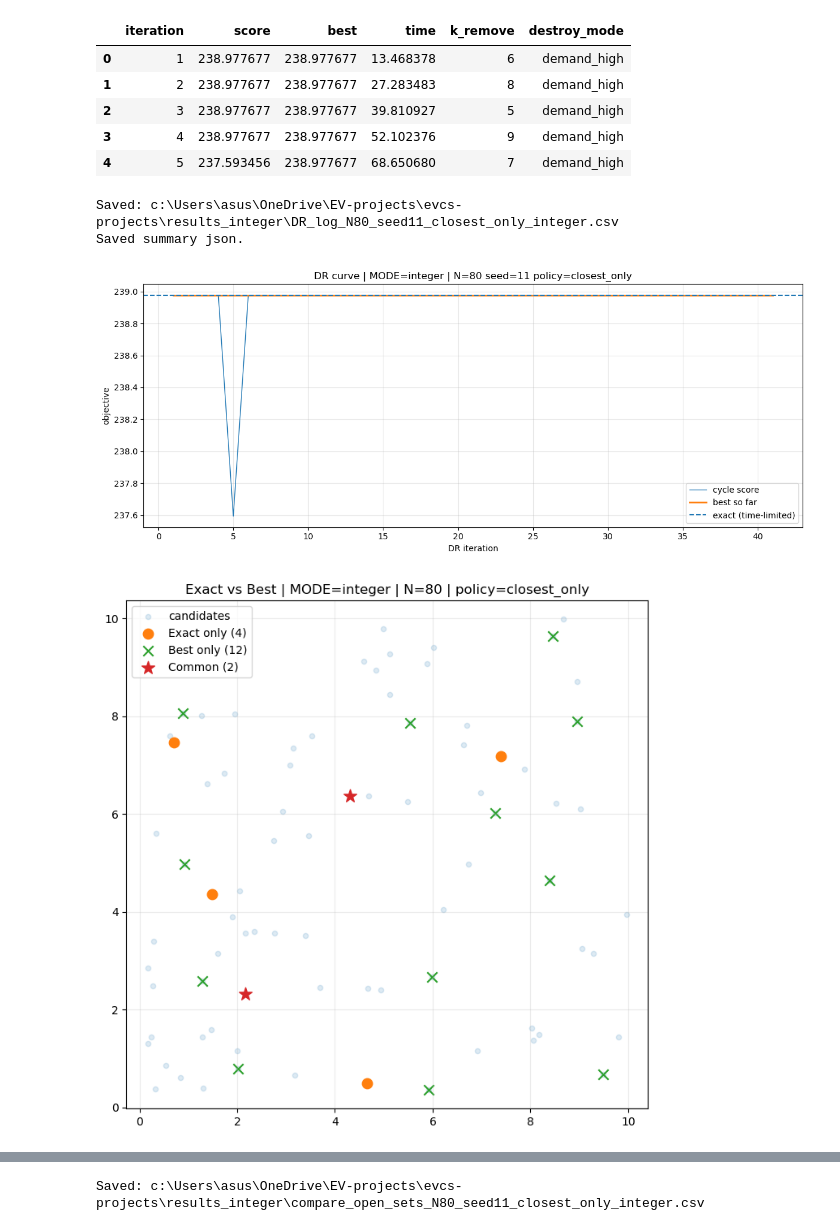
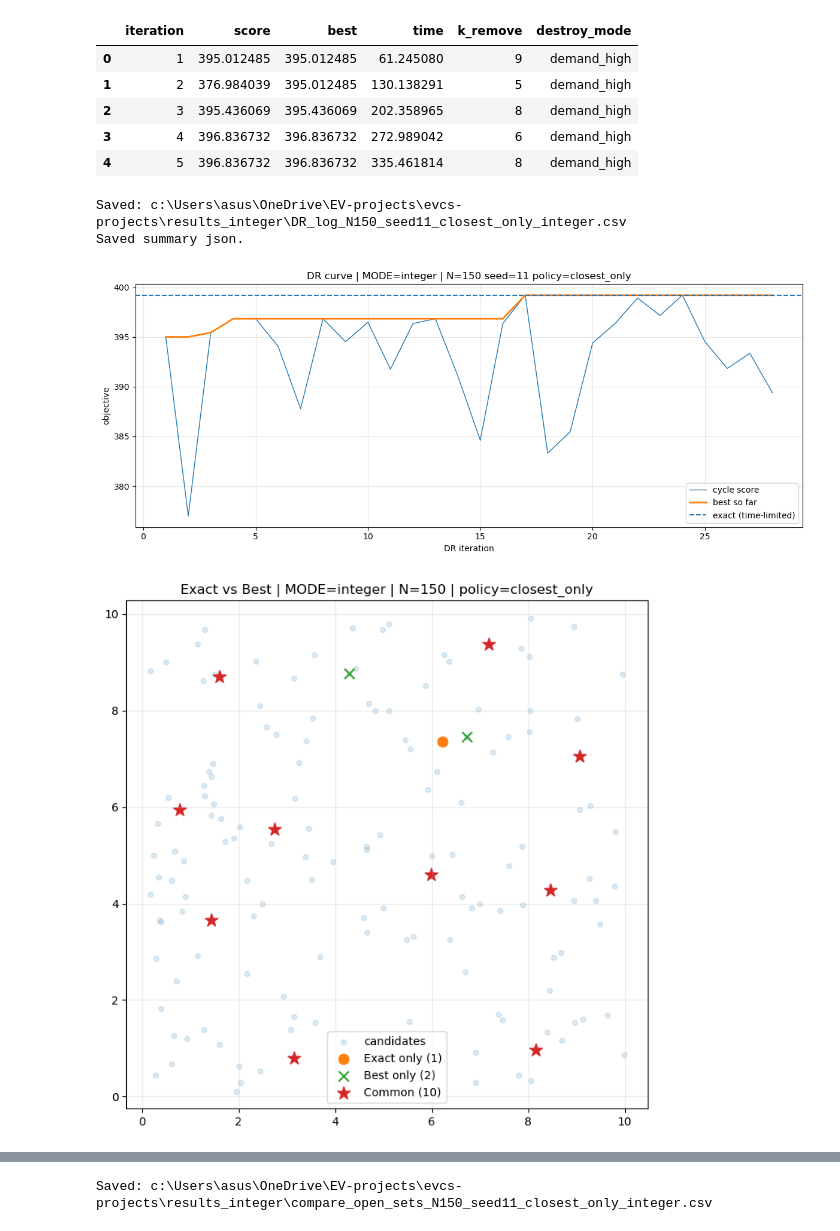
Before and after one commit to asalhomayouni/evcs-projects, a Jupyter notebook: notebooks/singleperiod-integer.ipynb, the cells around one changed output, grey strips where cells are left out. Cells and saved outputs as stored; diff of their text form; code cells hidden in the pictures.

Commit message:
single period, integere final

```diff
--- a/notebooks/singleperiod-integer.ipynb
+++ b/notebooks/singleperiod-integer.ipynb
@@ -31,20 +31,20 @@ from scripts.randomInstance import generate_instance, save_instance, load_instan
 # =========================
 MODE = "integer"   # "binary" or "integer"
 
-N = 80
+N = 150
 seed = 11
 policy = "closest_only"   # e.g. "closest_only", "closest_priority", ...
 
 # DR settings
-max_iter = 150
-dr_time_limit = 900
+max_iter = 200
+dr_time_limit = 1800
 dr_log_every = 1
 greedy_mode = "W2"        # "deterministic" / "W1" / "W2"
 destroy_mode = "demand_high"     # "random"/"area"/"cluster"/"demand_low"/"demand_high"
 
 # Exact settings (time-limited baseline)
-exact_time_limit = 600
-exact_mip_gap = 0.005
+exact_time_limit = 100
+exact_mip_gap = 0.1
 
 # Integer-mode only settings
 max_chargers_per_site = 5   # only used if MODE="integer"
@@ -304,11 +307,11 @@ score_DR   : 238.97767742151822
 |  | iteration | score | best | time | k_remove | destroy_mode |
-| 0 | 1 | 238.977677 | 238.977677 | 13.468378 | 6 | demand_high |
-| 1 | 2 | 238.977677 | 238.977677 | 27.283483 | 8 | demand_high |
-| 2 | 3 | 238.977677 | 238.977677 | 39.810927 | 5 | demand_high |
-| 3 | 4 | 238.977677 | 238.977677 | 52.102376 | 9 | demand_high |
-| 4 | 5 | 237.593456 | 238.977677 | 68.650680 | 7 | demand_high |
+| 0 | 1 | 395.012485 | 395.012485 | 61.245080 | 9 | demand_high |
+| 1 | 2 | 376.984039 | 395.012485 | 130.138291 | 5 | demand_high |
+| 2 | 3 | 395.436069 | 395.436069 | 202.358965 | 8 | demand_high |
+| 3 | 4 | 396.836732 | 396.836732 | 272.989042 | 6 | demand_high |
+| 4 | 5 | 396.836732 | 396.836732 | 335.461814 | 8 | demand_high |
-Saved: c:\Users\asus\OneDrive\EV-projects\evcs-projects\results_integer\DR_log_N80_seed11_closest_only_integer.csv
+Saved: c:\Users\asus\OneDrive\EV-projects\evcs-projects\results_integer\DR_log_N150_seed11_closest_only_integer.csv
 Saved summary json.
-[figure, old version]
+[figure, new version]
-[figure, old version]
+[figure, new version]
 |  | metric | value |
@@ -323,2 +326,2 @@ Saved summary json.
-Saved: c:\Users\asus\OneDrive\EV-projects\evcs-projects\results_integer\compare_open_sets_N80_seed11_closest_only_integer.csv
+Saved: c:\Users\asus\OneDrive\EV-projects\evcs-projects\results_integer\compare_open_sets_N150_seed11_closest_only_integer.csv
 |  | site | x_exact | x_best | diff_best_minus_exact |
```
Also changed, not shown: parts of 1 cell of this notebook.
